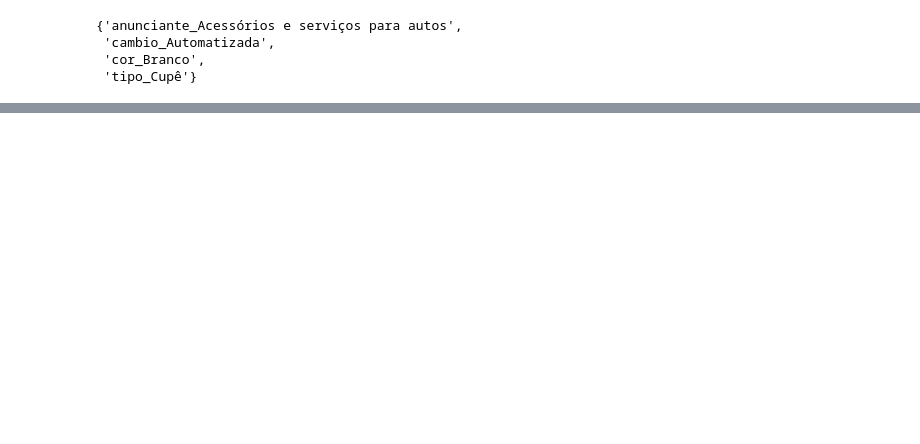
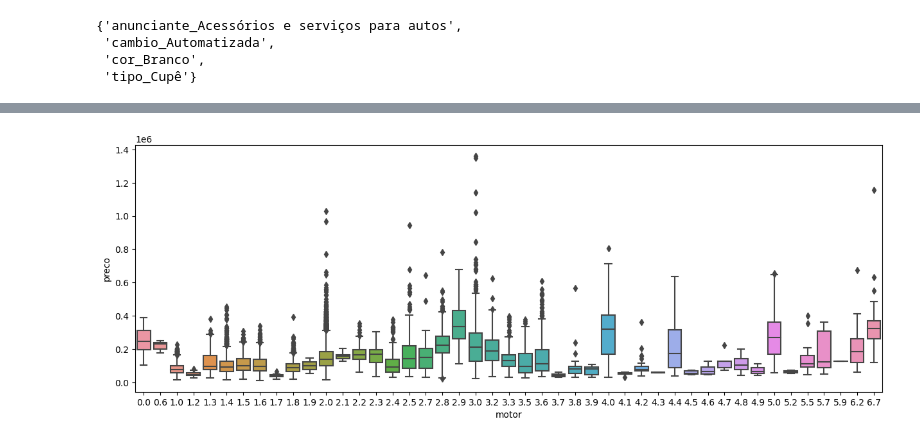
Before and after one commit to renatoinomata/indicium-data-science, a Jupyter notebook: machine_learning.ipynb, the cells around one changed output, grey strips where cells are left out. Cells and saved outputs as stored; diff of their text form; code cells hidden in the pictures; blank space fills up the shorter version.

```diff
--- a/machine_learning.ipynb
+++ b/machine_learning.ipynb
@@ -126,0 +177,6 @@ set(pd.get_dummies(df, columns=['tipo', 'cambio', 'cor', 'anunciante'])) - set(p
+# %%
+# os 3 primeiros digitos referem-se as cilindradas do motor
+# para os carros elétricos, que não tem essa identificação, o motor foi considerado como igual a 0
+
+import re
+df['motor'] = df.versao.str.slice(0, 3).apply(lambda x: float(x) if re.findall('^\d\.\d$', x) else 0.0)
@@ -126,0 +185,11 @@ set(pd.get_dummies(df, columns=['tipo', 'cambio', 'cor', 'anunciante'])) - set(p
+# %%
+combustivel = df.versao.apply(lambda car: 'gasolina' if re.findall('GAS', car) else \
+                ('flex' if re.findall('FLEX|TETRAFUEL', car) else \
+                ('diesel' if re.findall('DIESEL', car) else \
+                ('eletrico' if re.findall('ELETRI|ELÉTRI|ELECTRI|RECHARG', car) else \
+                ('hibrido' if re.findall('HÍBRID|HYBRID|HIBRID', car) else \
+                ('flex' if re.findall('1\.', car) else 'gasolina')))))) # carros da volkswagen que são flex
+df['combustivel'] = combustivel
+# %%
+df['4x4'] = df.versao.str.contains('4X4')
+df['turbo'] = df.versao.str.contains('TURBO')
@@ -126,0 +251,6 @@ set(pd.get_dummies(df, columns=['tipo', 'cambio', 'cor', 'anunciante'])) - set(p
+# %%
+plt.figure(figsize=(15, 5))
+sns.boxplot(df, x='motor', y='preco')
+plt.show()
+# %% [output]
+[figure, added]
```
Also changed, not shown: parts of 26 cells of this notebook.
